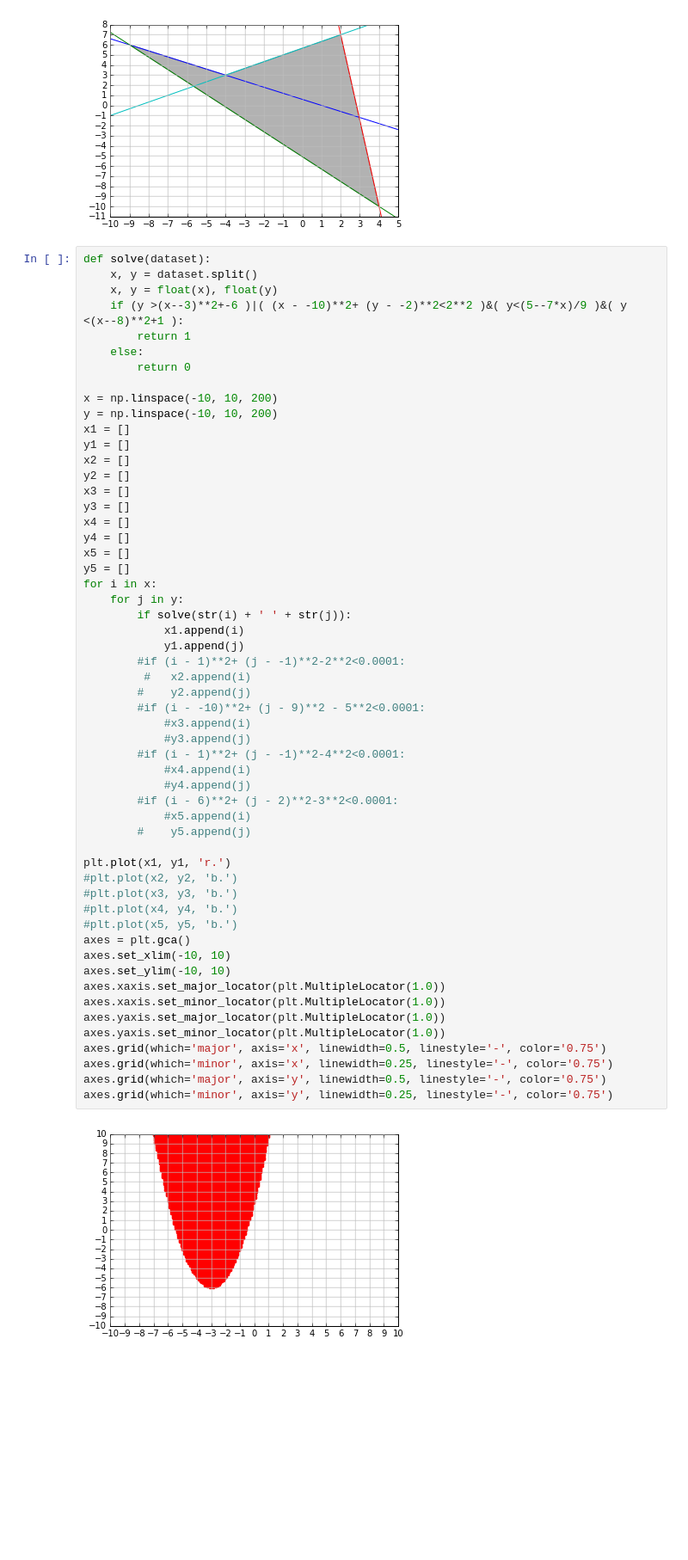
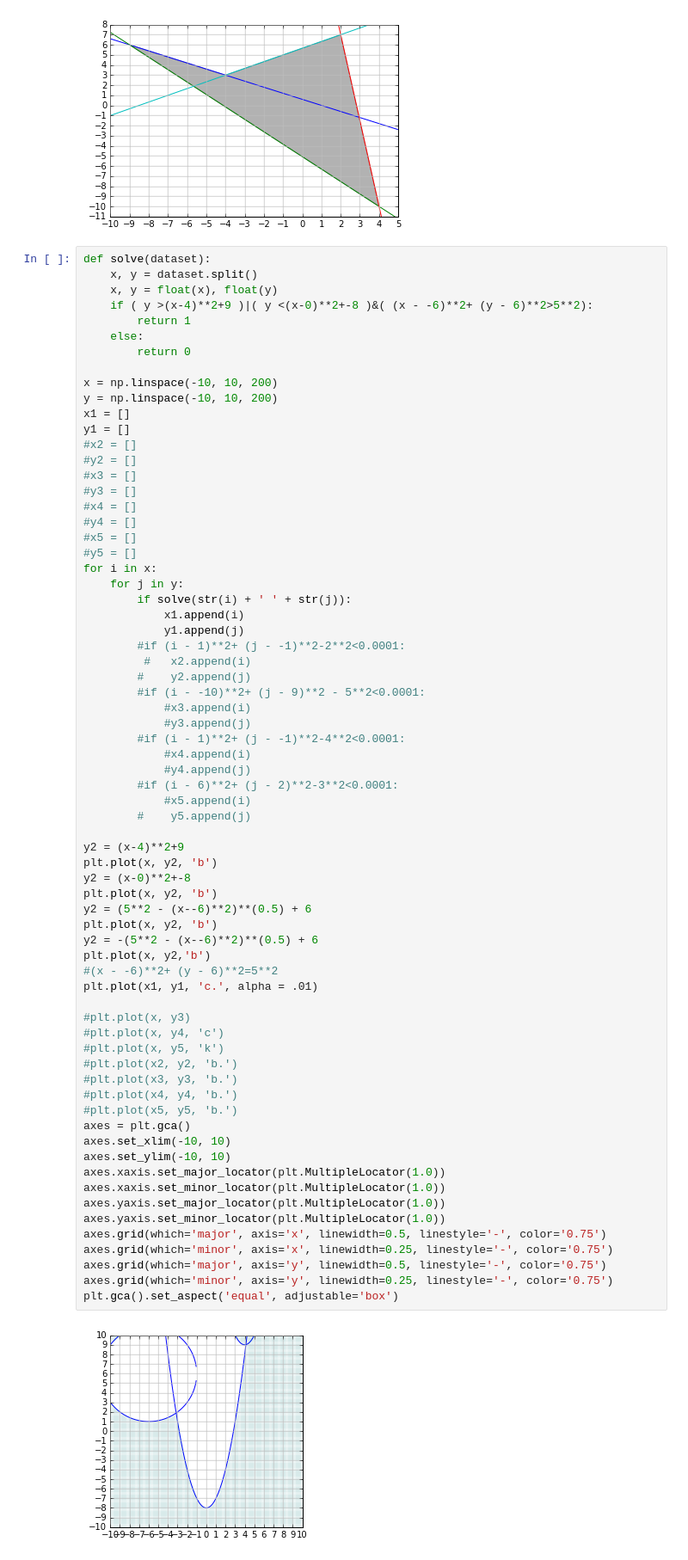
Before and after one commit to Marinaevt/FirstGrade_2ex, a Jupyter notebook: Untitled.ipynb, the cells around one changed output. Shown at 86% size. Drawn from its saved outputs; the diff is of its cells as text; blank space fills up the shorter version.

Commit message:
I guess, working version
But you have to check every graph, 'cos it is not ideal and could create
some shit

```diff
--- a/Untitled.ipynb
+++ b/Untitled.ipynb
@@ -95,7 +95,7 @@ GenerateLines()
 def solve(dataset):
     x, y = dataset.split()
     x, y = float(x), float(y)
-    if (y >(x--3)**2+-6 )|( (x - -10)**2+ (y - -2)**2<2**2 )&( y<(5--7*x)/9 )&( y <(x--8)**2+1 ):
+    if ( y >(x-4)**2+9 )|( y <(x-0)**2+-8 )&( (x - -6)**2+ (y - 6)**2>5**2):
         return 1
     else:
         return 0
@@ -104,14 +104,14 @@ x = np.linspace(-10, 10, 200)
 y = np.linspace(-10, 10, 200)
 x1 = []
 y1 = []
-x2 = []
-y2 = []
-x3 = []
-y3 = []
-x4 = []
-y4 = []
-x5 = []
-y5 = []
+#x2 = []
+#y2 = []
+#x3 = []
+#y3 = []
+#x4 = []
+#y4 = []
+#x5 = []
+#y5 = []
 for i in x:
     for j in y:
         if solve(str(i) + ' ' + str(j)):
@@ -119,32 +119,46 @@ for i in x:
             y1.append(j)
         #if (i - 1)**2+ (j - -1)**2-2**2<0.0001:
          #   x2.append(i)
         #    y2.append(j)
         #if (i - -10)**2+ (j - 9)**2 - 5**2<0.0001:
             #x3.append(i)
             #y3.append(j)
         #if (i - 1)**2+ (j - -1)**2-4**2<0.0001:
             #x4.append(i)
             #y4.append(j)
         #if (i - 6)**2+ (j - 2)**2-3**2<0.0001:
             #x5.append(i)
         #    y5.append(j)
 
-plt.plot(x1, y1, 'r.')
+y2 = (x-4)**2+9
+plt.plot(x, y2, 'b')
+y2 = (x-0)**2+-8
+plt.plot(x, y2, 'b')
+y2 = (5**2 - (x--6)**2)**(0.5) + 6
+plt.plot(x, y2, 'b')
+y2 = -(5**2 - (x--6)**2)**(0.5) + 6
+plt.plot(x, y2,'b')
+#(x - -6)**2+ (y - 6)**2=5**2
+plt.plot(x1, y1, 'c.', alpha = .01)
+
+#plt.plot(x, y3)
+#plt.plot(x, y4, 'c')
+#plt.plot(x, y5, 'k')
 #plt.plot(x2, y2, 'b.')
 #plt.plot(x3, y3, 'b.')
 #plt.plot(x4, y4, 'b.')
 #plt.plot(x5, y5, 'b.')
 axes = plt.gca()
 axes.set_xlim(-10, 10)
 axes.set_ylim(-10, 10)
 axes.xaxis.set_major_locator(plt.MultipleLocator(1.0))
 axes.xaxis.set_minor_locator(plt.MultipleLocator(1.0))
 axes.yaxis.set_major_locator(plt.MultipleLocator(1.0))
 axes.yaxis.set_minor_locator(plt.MultipleLocator(1.0))
 axes.grid(which='major', axis='x', linewidth=0.5, linestyle='-', color='0.75')
 axes.grid(which='minor', axis='x', linewidth=0.25, linestyle='-', color='0.75')
 axes.grid(which='major', axis='y', linewidth=0.5, linestyle='-', color='0.75')
 axes.grid(which='minor', axis='y', linewidth=0.25, linestyle='-', color='0.75')
+plt.gca().set_aspect('equal', adjustable='box')
 # %% [output]
-[figure, old version]
+[figure, new version]
```
Also changed, not shown: parts of 1 cell of this notebook, 5 other files.
